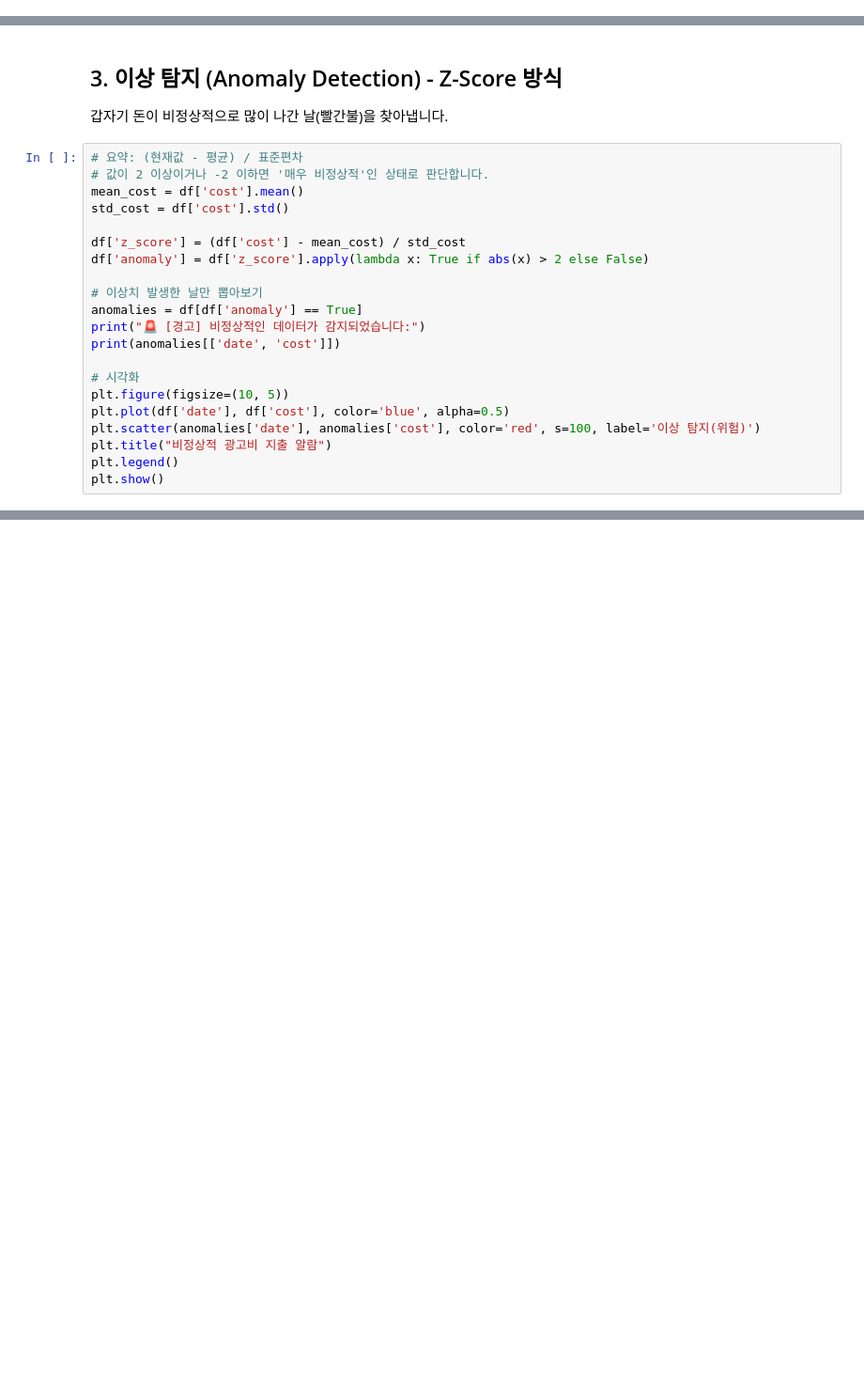
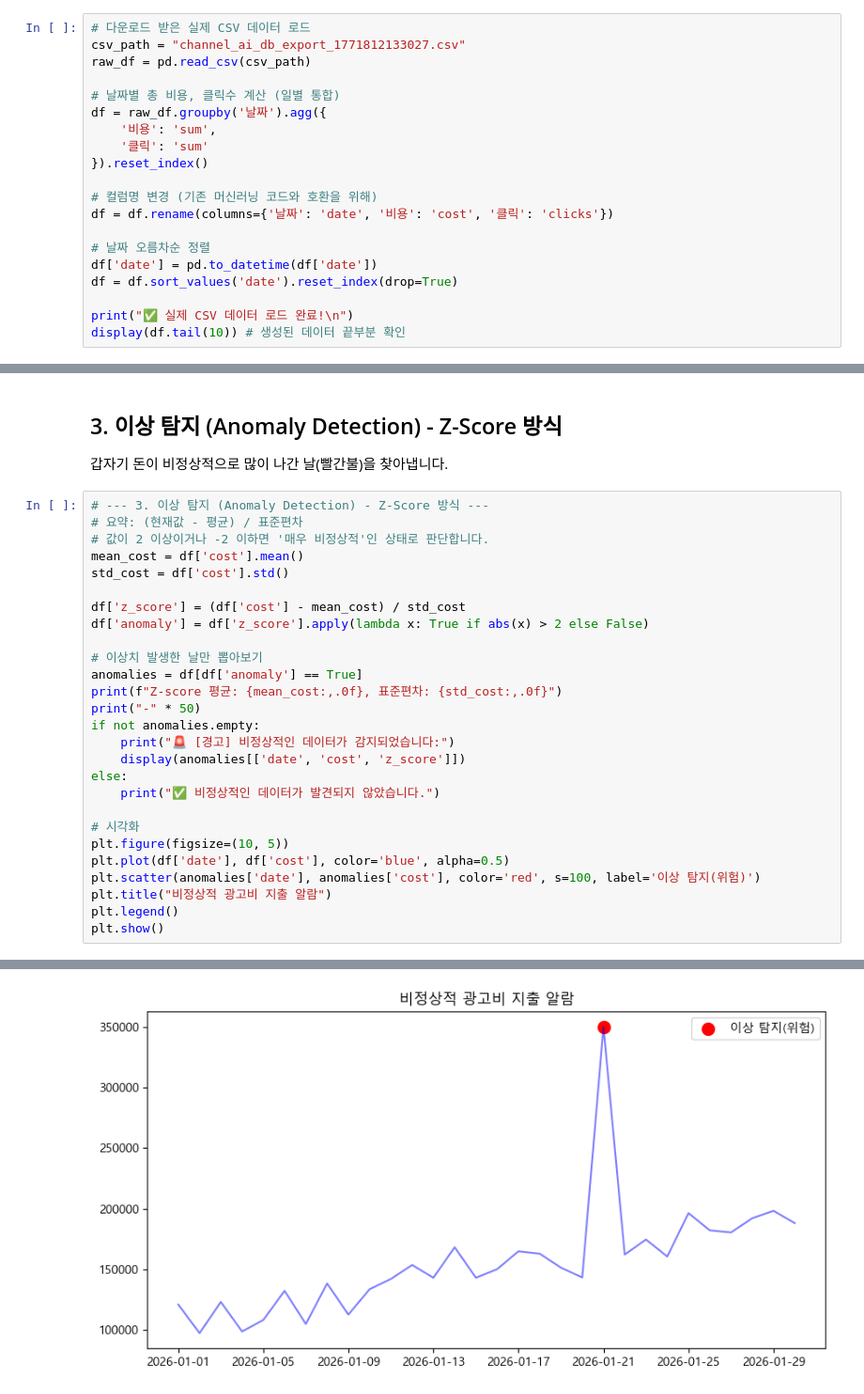
Before and after one commit to 2025-DongA-1/ChannelAI, a Jupyter notebook: ai_experiments.ipynb, the cells around one changed output, grey strips where cells are left out. Shown at 94% size. Saved outputs shown, nothing was run; the diff lists cells and outputs as text; blank space fills up the shorter version.

```diff
--- a/ai_experiments.ipynb
+++ b/ai_experiments.ipynb
@@ -41,0 +21,20 @@ df.tail(10) # 생성된 데이터 끝부분 확인
+# %%
+# 다운로드 받은 실제 CSV 데이터 로드
+csv_path = "channel_ai_db_export_1771812133027.csv"
+raw_df = pd.read_csv(csv_path)
+
+# 날짜별 총 비용, 클릭수 계산 (일별 통합)
+df = raw_df.groupby('날짜').agg({
+    '비용': 'sum',
+    '클릭': 'sum'
+}).reset_index()
+
+# 컬럼명 변경 (기존 머신러닝 코드와 호환을 위해)
+df = df.rename(columns={'날짜': 'date', '비용': 'cost', '클릭': 'clicks'})
+
+# 날짜 오름차순 정렬
+df['date'] = pd.to_datetime(df['date'])
+df = df.sort_values('date').reset_index(drop=True)
+
+print("✅ 실제 CSV 데이터 로드 완료!\n")
+display(df.tail(10)) # 생성된 데이터 끝부분 확인
@@ -70,6 +84,7 @@ plt.show()
 ## 3. 이상 탐지 (Anomaly Detection) - Z-Score 방식
 갑자기 돈이 비정상적으로 많이 나간 날(빨간불)을 찾아냅니다.
 # %%
+# --- 3. 이상 탐지 (Anomaly Detection) - Z-Score 방식 ---
 # 요약: (현재값 - 평균) / 표준편차
 # 값이 2 이상이거나 -2 이하면 '매우 비정상적'인 상태로 판단합니다.
 mean_cost = df['cost'].mean()
@@ -80,8 +95,13 @@ df['anomaly'] = df['z_score'].apply(lambda x: True if abs(x) > 2 else False)
 
 # 이상치 발생한 날만 뽑아보기
 anomalies = df[df['anomaly'] == True]
-print("🚨 [경고] 비정상적인 데이터가 감지되었습니다:")
-print(anomalies[['date', 'cost']])
+print(f"Z-score 평균: {mean_cost:,.0f}, 표준편차: {std_cost:,.0f}")
+print("-" * 50)
+if not anomalies.empty:
+    print("🚨 [경고] 비정상적인 데이터가 감지되었습니다:")
+    display(anomalies[['date', 'cost', 'z_score']])
+else:
+    print("✅ 비정상적인 데이터가 발견되지 않았습니다.")
 
 # 시각화
 plt.figure(figsize=(10, 5))
@@ -90,3 +110,4 @@ plt.scatter(anomalies['date'], anomalies['cost'], color='red', s=100, label='이
 plt.title("비정상적 광고비 지출 알람")
 plt.legend()
 plt.show()
+# %% [output]
@@ -92,0 +117 @@ plt.show()
+[figure, added]
```
Also changed, not shown: parts of 7 cells of this notebook, 14 other files.
